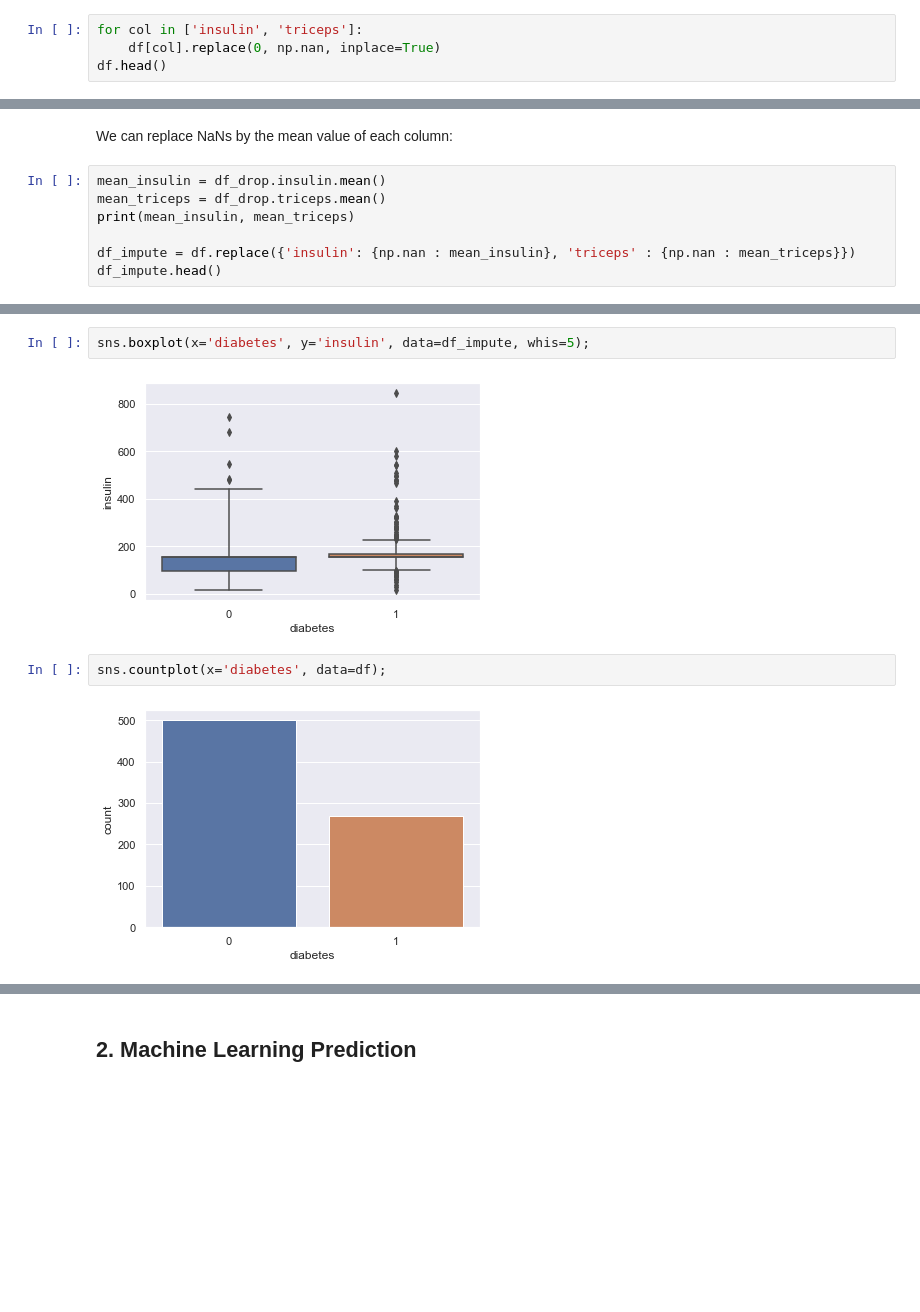
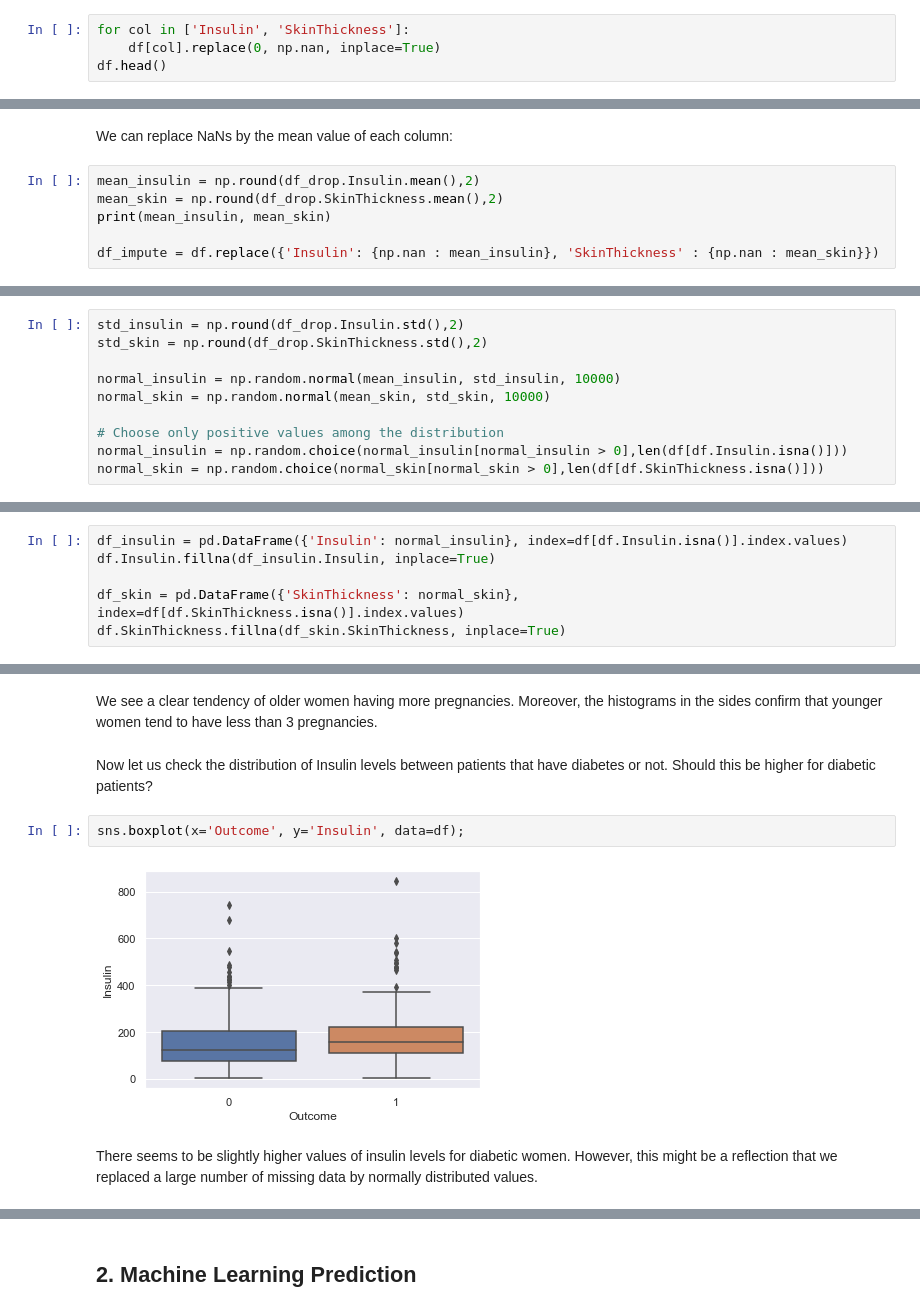
Before and after one commit to fabiomnsantos/diabetes-ml, a Jupyter notebook: diabetes-ML.ipynb, the cells around one changed output, grey strips where cells are left out. Drawn from its saved outputs; the diff is of its cells as text; blank space fills up the shorter version.

```diff
--- a/diabetes-ML.ipynb
+++ b/diabetes-ML.ipynb
@@ -57,5 +67,5 @@ Although there are no NaN values, there are zero values in triceps and insulin.
 # %%
-for col in ['insulin', 'triceps']:
+for col in ['Insulin', 'SkinThickness']:
     df[col].replace(0, np.nan, inplace=True)
 df.head()
 # %% [output]
@@ -75,10 +85,9 @@ print("{} missed observations out of {}".format(df.shape[0] - df_drop.shape[0],
 # %% [markdown]
 We can replace NaNs by the mean value of each column:
 # %%
-mean_insulin = df_drop.insulin.mean()
-mean_triceps = df_drop.triceps.mean()
-print(mean_insulin, mean_triceps)
+mean_insulin = np.round(df_drop.Insulin.mean(),2)
+mean_skin = np.round(df_drop.SkinThickness.mean(),2)
+print(mean_insulin, mean_skin)
 
-df_impute = df.replace({'insulin': {np.nan : mean_insulin}, 'triceps' : {np.nan : mean_triceps}})
-df_impute.head()
+df_impute = df.replace({'Insulin': {np.nan : mean_insulin}, 'SkinThickness' : {np.nan : mean_skin}})
 # %% [output]
@@ -91,0 +113,10 @@ df_impute.head()
+# %%
+std_insulin = np.round(df_drop.Insulin.std(),2)
+std_skin = np.round(df_drop.SkinThickness.std(),2)
+
+normal_insulin = np.random.normal(mean_insulin, std_insulin, 10000)
+normal_skin = np.random.normal(mean_skin, std_skin, 10000)
+
+# Choose only positive values among the distribution
+normal_insulin = np.random.choice(normal_insulin[normal_insulin > 0],len(df[df.Insulin.isna()]))
+normal_skin = np.random.choice(normal_skin[normal_skin > 0],len(df[df.SkinThickness.isna()]))
@@ -91,0 +132,6 @@ df_impute.head()
+# %%
+df_insulin = pd.DataFrame({'Insulin': normal_insulin}, index=df[df.Insulin.isna()].index.values)
+df.Insulin.fillna(df_insulin.Insulin, inplace=True)
+
+df_skin = pd.DataFrame({'SkinThickness': normal_skin}, index=df[df.SkinThickness.isna()].index.values)
+df.SkinThickness.fillna(df_skin.SkinThickness, inplace=True)
@@ -102,8 +172,10 @@ sns.stripplot(x='diabetes', y='insulin', data=df_impute);
+# %% [markdown]
+We see a clear tendency of older women having more pregnancies. Moreover, the histograms in the sides confirm that younger women tend to have less than 3 pregnancies.
+# %% [markdown]
+Now let us check the distribution of Insulin levels between patients that have diabetes or not. Should this be higher for diabetic patients?
 # %%
-sns.boxplot(x='diabetes', y='insulin', data=df_impute, whis=5);
+sns.boxplot(x='Outcome', y='Insulin', data=df);
 # %% [output]
-[figure, old version]
+[figure, new version]
-# %%
-sns.countplot(x='diabetes', data=df);
-# %% [output]
-[figure, removed]
+# %% [markdown]
+There seems to be slightly higher values of insulin levels for diabetic women. However, this might be a reflection that we replaced a large number of missing data by normally distributed values.
```
Also changed, not shown: parts of 36 cells of this notebook.
